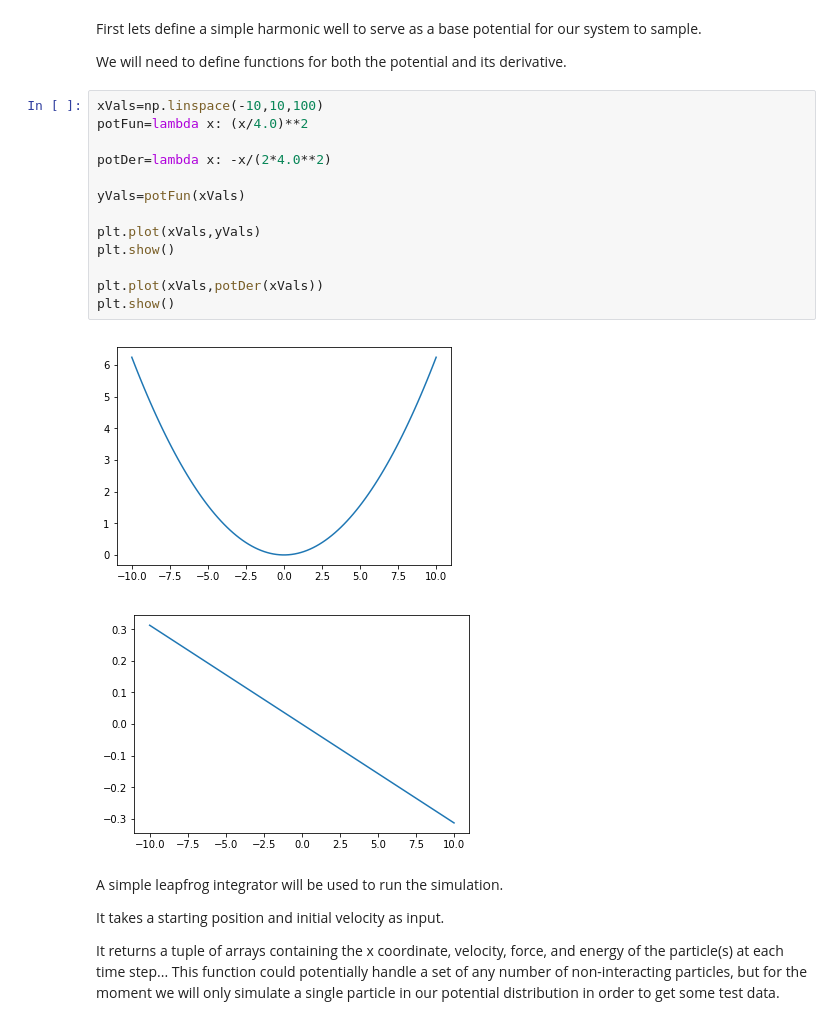
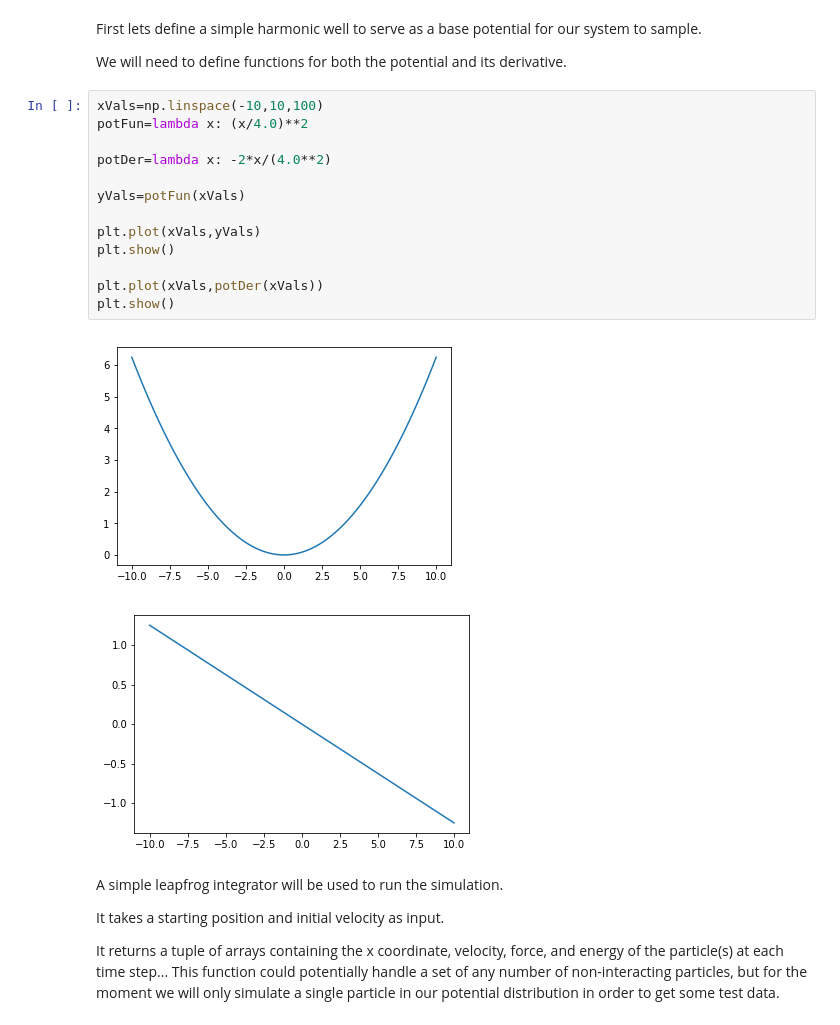
Before and after one commit to wesleymsmith/Milestoning_Analysis, a Jupyter notebook: Well_Test_Sim.ipynb, the cells around one changed output. Cells and saved outputs as stored; diff of their text form.

```diff
--- a/Well_Test_Sim.ipynb
+++ b/Well_Test_Sim.ipynb
@@ -13,19 +13,19 @@ We will need to define functions for both the potential and its derivative.
 # %%
 xVals=np.linspace(-10,10,100)
 potFun=lambda x: (x/4.0)**2
 
-potDer=lambda x: -x/(2*4.0**2)
+potDer=lambda x: -2*x/(4.0**2)
 
 yVals=potFun(xVals)
 
 plt.plot(xVals,yVals)
 plt.show()
 
 plt.plot(xVals,potDer(xVals))
 plt.show()
 # %% [output]
 [figure]
-[figure, old version]
+[figure, new version]
 # %% [markdown]
 A simple leapfrog integrator will be used to run the simulation.
 
```
Also changed, not shown: parts of 19 cells of this notebook, 3 other files.
